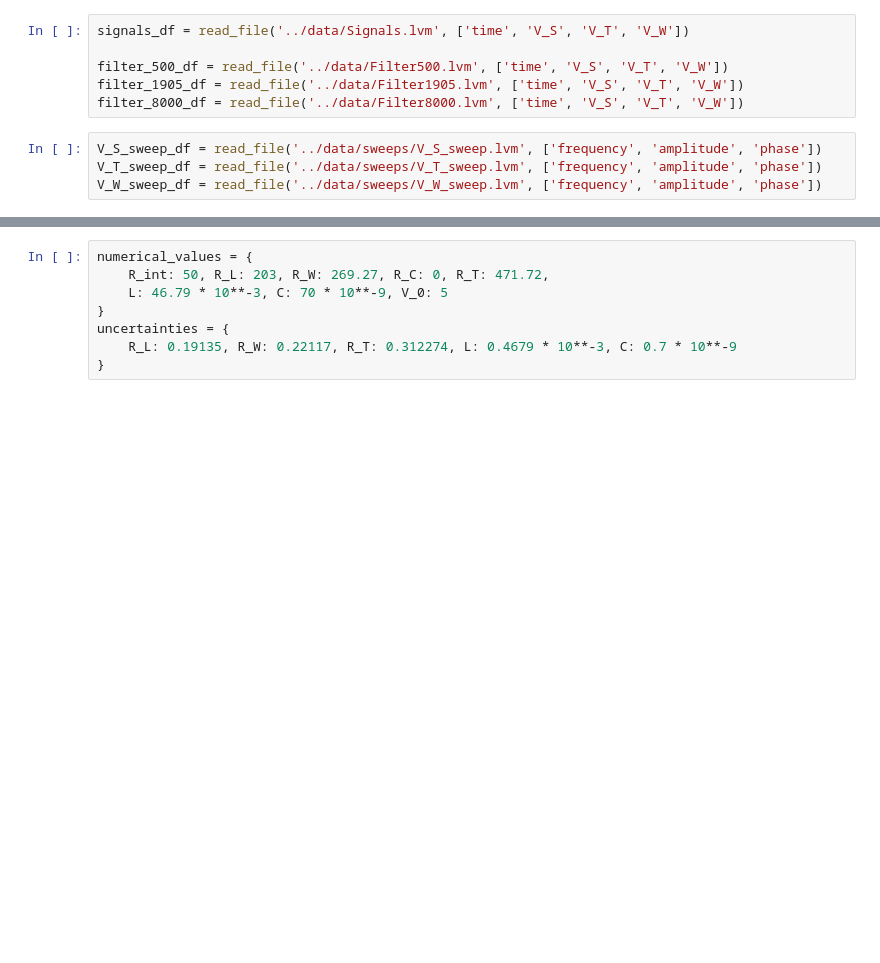
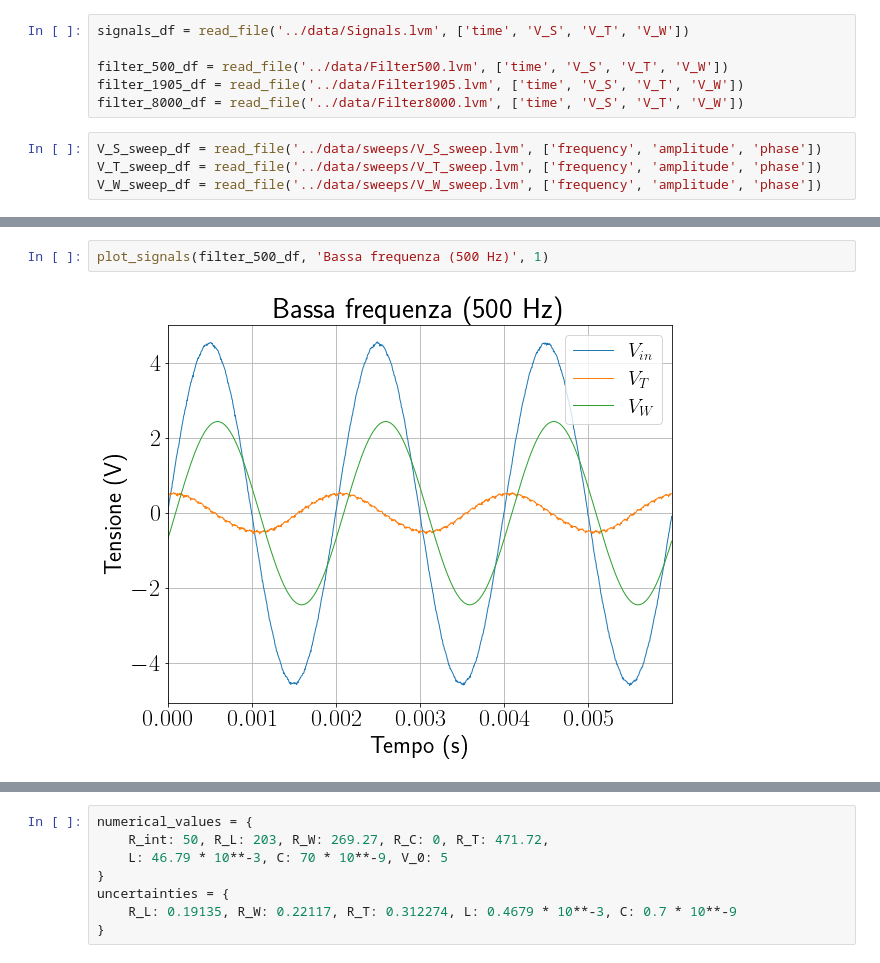
Before and after one commit to lusvelt/crossover-filter, a Jupyter notebook: analysis/Analysis.ipynb, the cells around one changed output, grey strips where cells are left out. Drawn from its saved outputs; the diff is of its cells as text; blank space fills up the shorter version.

```diff
--- a/analysis/Analysis.ipynb
+++ b/analysis/Analysis.ipynb
@@ -84,0 +96,4 @@ plot_signals(filter_8000_df, 'Alta frequenza (8 kHz)')
+# %%
+plot_signals(filter_500_df, 'Bassa frequenza (500 Hz)', 1)
+# %% [output]
+[figure, added]
```
Also changed, not shown: parts of 66 cells of this notebook, 3 other files.
